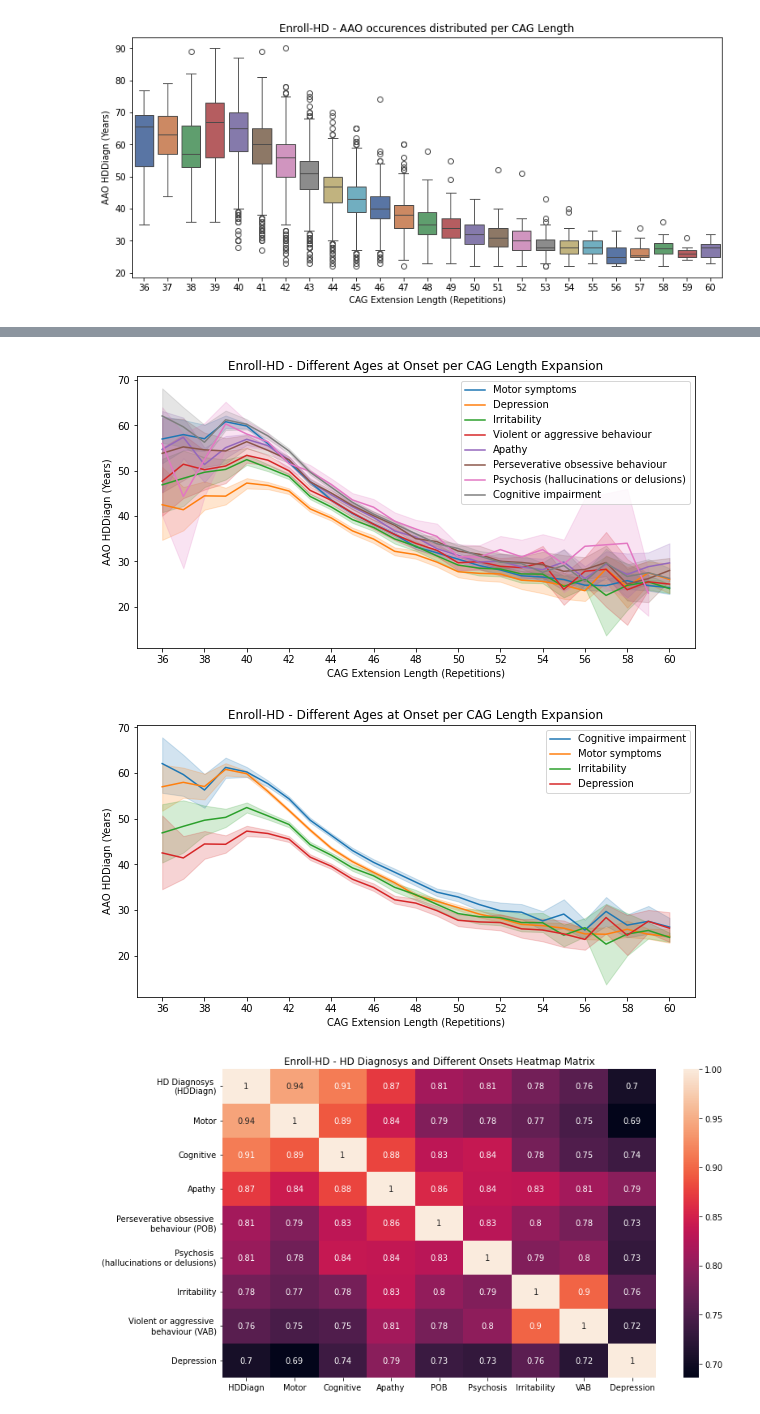
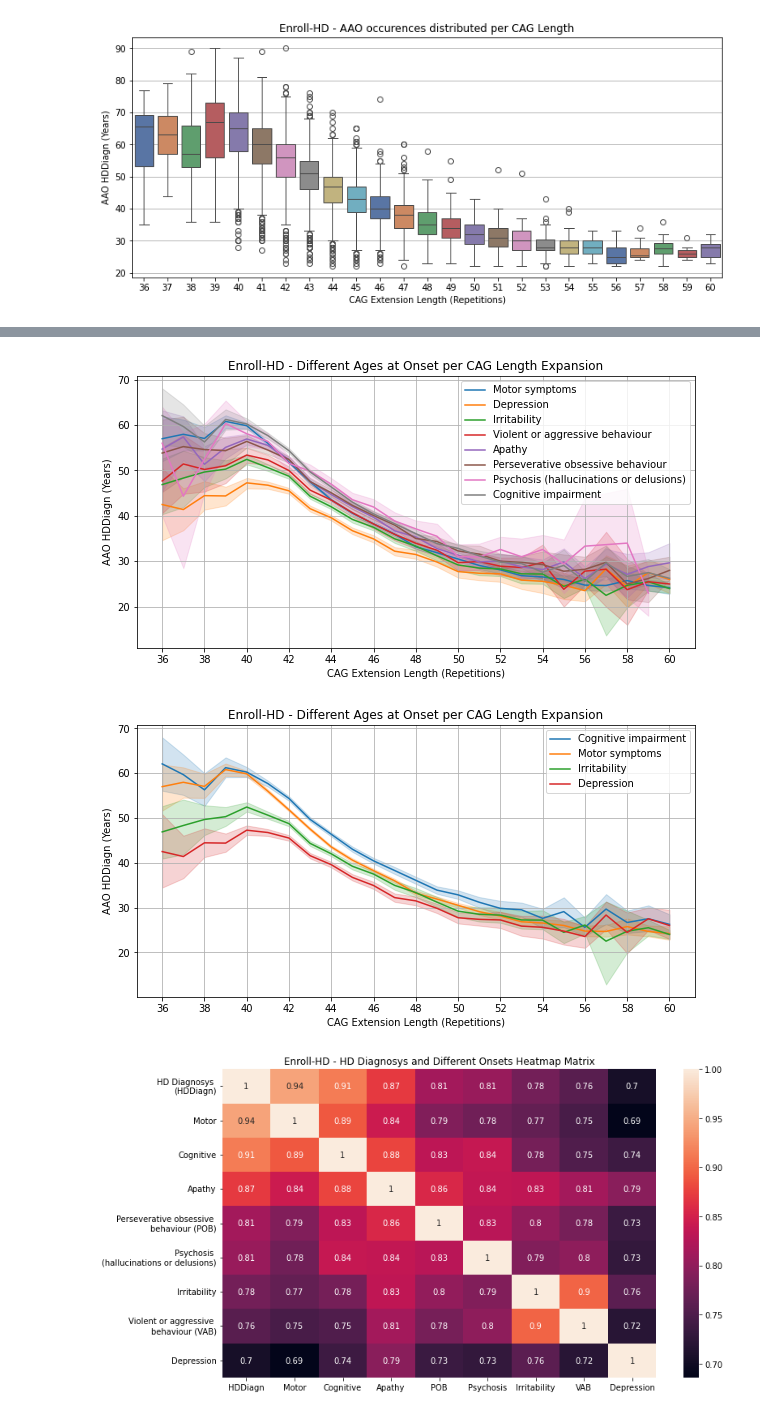
Before and after one commit to JulioMarchiori/hd_aao_estimation_improvement, a Jupyter notebook: notebooks/HD_AAO_Estim_Improv_1_DataAnalysis.ipynb, the cells around one changed output, grey strips where cells are left out. Saved outputs shown, nothing was run; the diff lists cells and outputs as text; code cells hidden in the pictures.

```diff
--- a/notebooks/HD_AAO_Estim_Improv_1_DataAnalysis.ipynb
+++ b/notebooks/HD_AAO_Estim_Improv_1_DataAnalysis.ipynb
@@ -111,11 +116,12 @@ name_pp = ['Motor symptoms','Depression','Irritability', 'Violent or aggressive
 
 fig, axs = plt.subplots(1,1, figsize=(13,5))
 for tgt, name in zip(target_pp, name_pp):
-    x1, y1 = np.unique(hd_imputed_df.groupby('subjid').first()[tgt], return_counts=True)
+    x1, y1 = np.unique(hd_imputed_df.groupby('subjid').last()[tgt], return_counts=True)
     sns.lineplot(x=x1, y=y1, palette= 'deep', label=name)
     plt.xticks(range(0, 91, 10))
     plt.xlabel('Age (Years)')
     plt.ylabel('Count')
     plt.title('Enroll-HD - Total of Different Ages at Onset')
+plt.grid()
 plt.show()
 # %% [output]
@@ -122,0 +152,18 @@ plt.show()
+# %%
+## Counting of Total Patients Enrolled and its different onsets
+
+target_pp = ['ccmtrage', 'ccdepage', 'ccirbage', 'ccvabage', 'ccaptage', 'ccpobage', 'ccpsyage', 'cccogage']
+name_pp = ['Motor symptoms','Depression','Irritability', 'Violent or aggressive behaviour', 'Apathy',
+           'Perseverative obsessive behaviour', 'Psychosis (hallucinations or delusions)', 'Cognitive impairment']
+
+fig, axs = plt.subplots(1,1, figsize=(13,5))
+for tgt, name in zip(target_pp, name_pp):
+#     x1, y1 = np.unique(hd_imputed_df.groupby('subjid').first()[tgt], return_counts=True)
+    sns.kdeplot(hd_imputed_df.groupby('subjid').last(), x=tgt, palette= 'deep', label=name)
+    plt.xticks(range(0, 91, 10))
+    plt.xlabel('Age (Years)')
+    plt.ylabel('Density')
+    plt.legend()
+    plt.title('Enroll-HD - Total of Different Ages at Onset')
+plt.grid()
+plt.show()
@@ -122,0 +172,18 @@ plt.show()
+# %%
+## Counting of Total Patients Enrolled and its different onsets
+
+target_pp = ['ccmtrage', 'ccdepage', 'ccirbage', 'ccvabage', 'ccaptage', 'ccpobage', 'ccpsyage', 'cccogage']
+name_pp = ['Motor symptoms','Depression','Irritability', 'Violent or aggressive behaviour', 'Apathy',
+           'Perseverative obsessive behaviour', 'Psychosis (hallucinations or delusions)', 'Cognitive impairment']
+
+fig, axs = plt.subplots(1,1, figsize=(13,5))
+for tgt, name in zip(target_pp, name_pp):
+#     x1, y1 = np.unique(hd_imputed_df.groupby('subjid').first()[tgt], return_counts=True)
+    sns.kdeplot(hd_imputed_df.groupby('subjid').last(), x=tgt, palette= 'deep', label=name, cumulative=True)
+    plt.xticks(range(0, 91, 10))
+    plt.xlabel('Age (Years)')
+    plt.ylabel('Cumulative Density')
+    plt.legend()
+    plt.title('Enroll-HD - Total of Different Ages at Onset')
+plt.grid()
+plt.show()
@@ -137,28 +206,30 @@ for tgt, name in zip(target_pp, name_pp):
     plt.xlabel('CAG Extension Length (Repetitions)')
     plt.ylabel('AAO HDDiagn (Years)')
     plt.title('Enroll-HD - Different Ages at Onset per CAG Length Expansion')
+plt.grid()
 plt.show()
 # %% [output]
-[figure, old version]
+[figure, new version]
 # %%
 ## Counting of Total Patients Enrolled and its different onsets
 
 target_pp = ['cccogage', 'ccmtrage', 'ccirbage', 'ccdepage']
 name_pp = ['Cognitive impairment', 'Motor symptoms', 'Irritability', 'Depression']
 
 fig, axs = plt.subplots(1,1, figsize=(10,5))
 for tgt, name in zip(target_pp, name_pp):
     feat_study_set = hd_imputed_df.groupby('subjid').first()[['caghigh', tgt]]
     feat_study_set = feat_study_set.dropna(subset = [tgt])
 
     sns.lineplot(data=feat_study_set, x="caghigh", y=tgt, palette= 'deep', label=name)
     plt.xticks(range(36, 61, 2))
     plt.xlabel('CAG Extension Length (Repetitions)')
     plt.ylabel('AAO HDDiagn (Years)')
     plt.title('Enroll-HD - Different Ages at Onset per CAG Length Expansion')
+plt.grid()
 plt.show()
 # %% [output]
-[figure, old version]
+[figure, new version]
 # %%
 ## Counting of Total Patients Enrolled and its different onsets
 ## Heatmap Matrix
```
Also changed, not shown: parts of 8 cells of this notebook, 4 other files.
